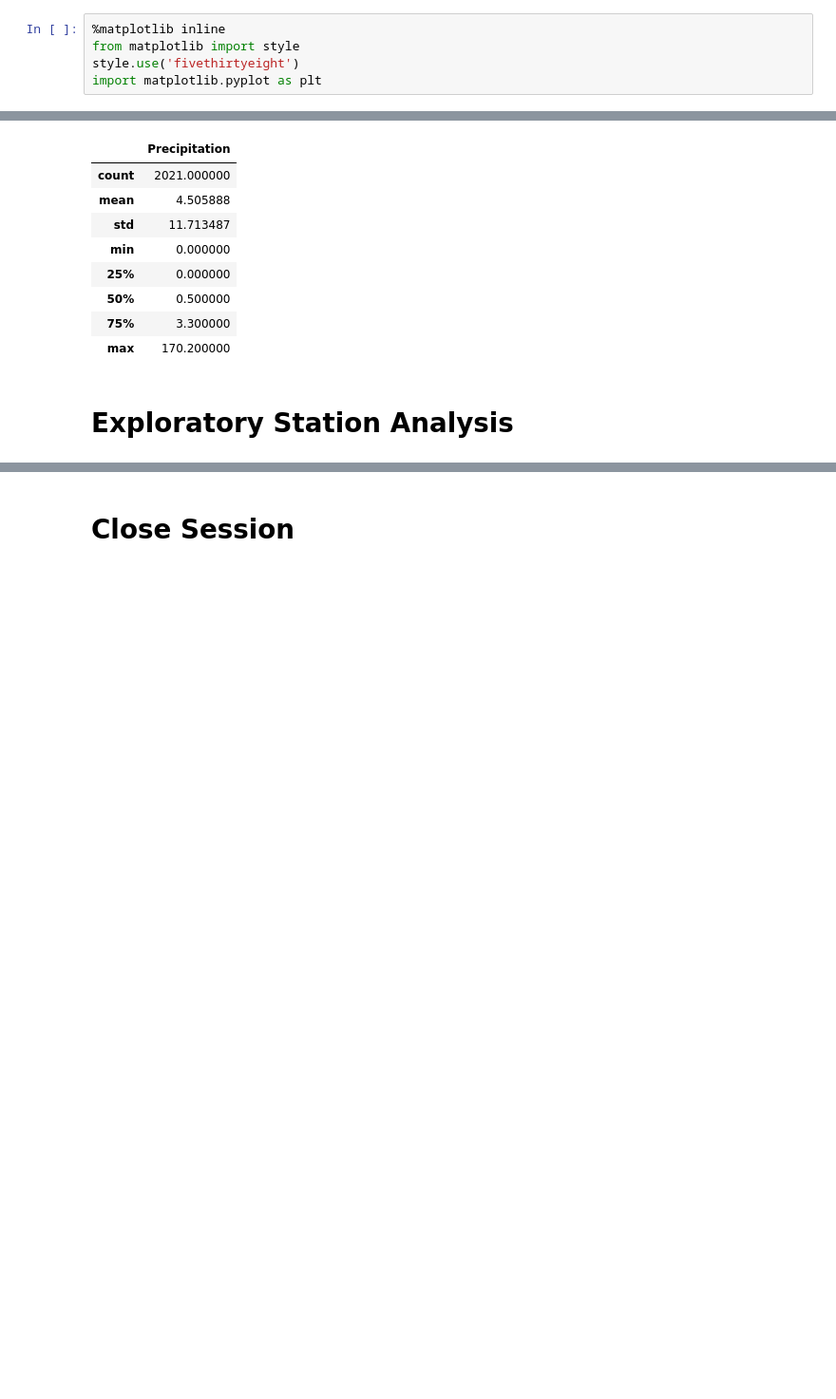
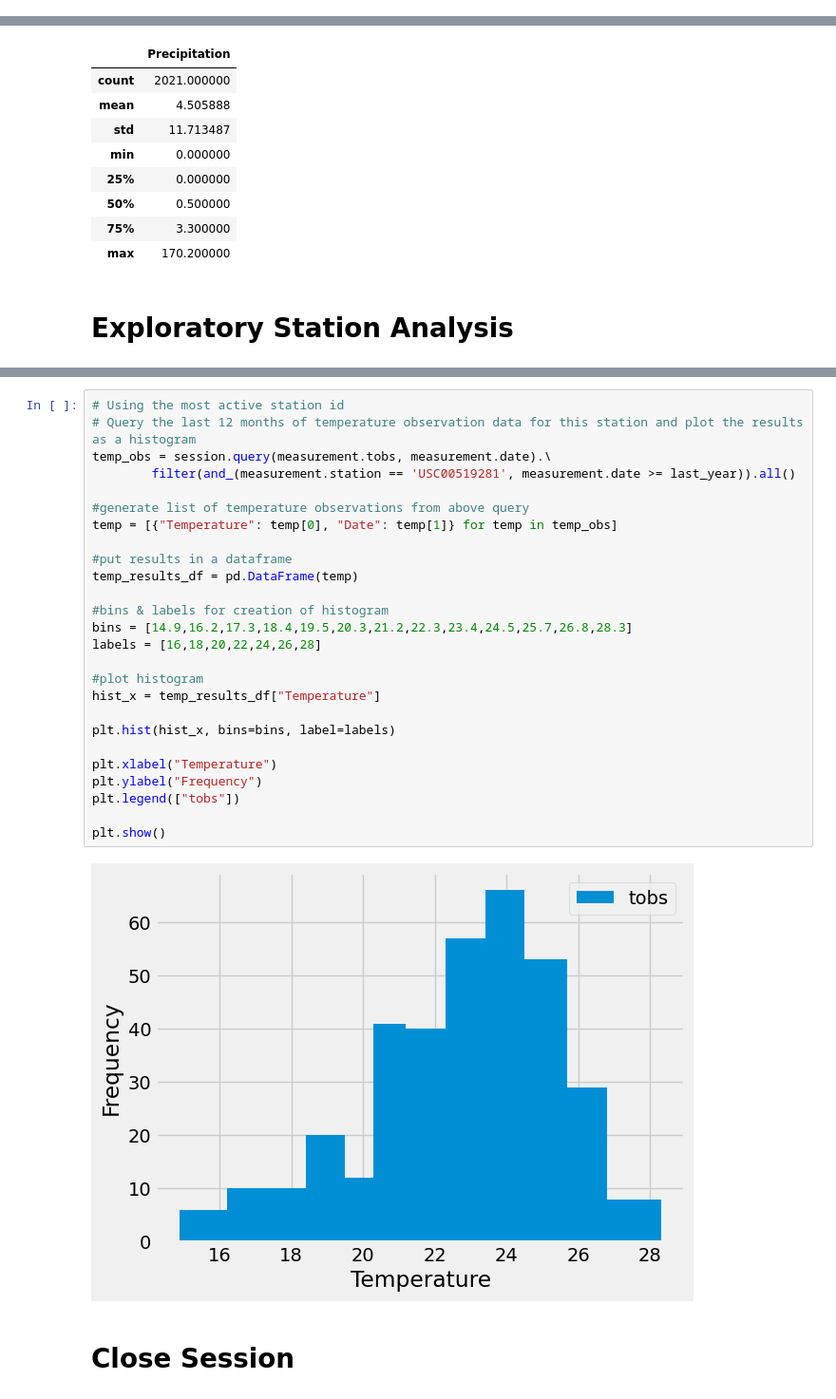
Before and after one commit to PaulaBeckett/SQLalchemy_Challenge, a Jupyter notebook: SurfsUp/climate_starter.ipynb, the cells around one changed output, grey strips where cells are left out. Shown at 95% size. Saved outputs shown, nothing was run; the diff lists cells and outputs as text; blank space fills up the shorter version.

Commit message:
Station Analysis Complete

```diff
--- a/SurfsUp/climate_starter.ipynb
+++ b/SurfsUp/climate_starter.ipynb
@@ -1,8 +1,3 @@
-# %%
-%matplotlib inline
-from matplotlib import style
-style.use('fivethirtyeight')
-import matplotlib.pyplot as plt
 # %%
 import numpy as np
 import pandas as pd
@@ -140,3 +141,31 @@ Text(0.5, 4.183333333333314, 'Temperature')
+# %%
+# Using the most active station id
+# Query the last 12 months of temperature observation data for this station and plot the results as a histogram
+temp_obs = session.query(measurement.tobs, measurement.date).\
+        filter(and_(measurement.station == 'USC00519281', measurement.date >= last_year)).all()
+
+#generate list of temperature observations from above query
+temp = [{"Temperature": temp[0], "Date": temp[1]} for temp in temp_obs]
+
+#put results in a dataframe
+temp_results_df = pd.DataFrame(temp)
+
+#bins & labels for creation of histogram
+bins = [14.9,16.2,17.3,18.4,19.5,20.3,21.2,22.3,23.4,24.5,25.7,26.8,28.3]
+labels = [16,18,20,22,24,26,28]
+
+#plot histogram
+hist_x = temp_results_df["Temperature"]
+
+plt.hist(hist_x, bins=bins, label=labels)
+
+plt.xlabel("Temperature")
+plt.ylabel("Frequency")
+plt.legend(["tobs"])
+
+plt.show()
+# %% [output]
+[figure, added]
 # %% [markdown]
 # Close Session
 # %%
```
Also changed, not shown: parts of 4 cells of this notebook.
